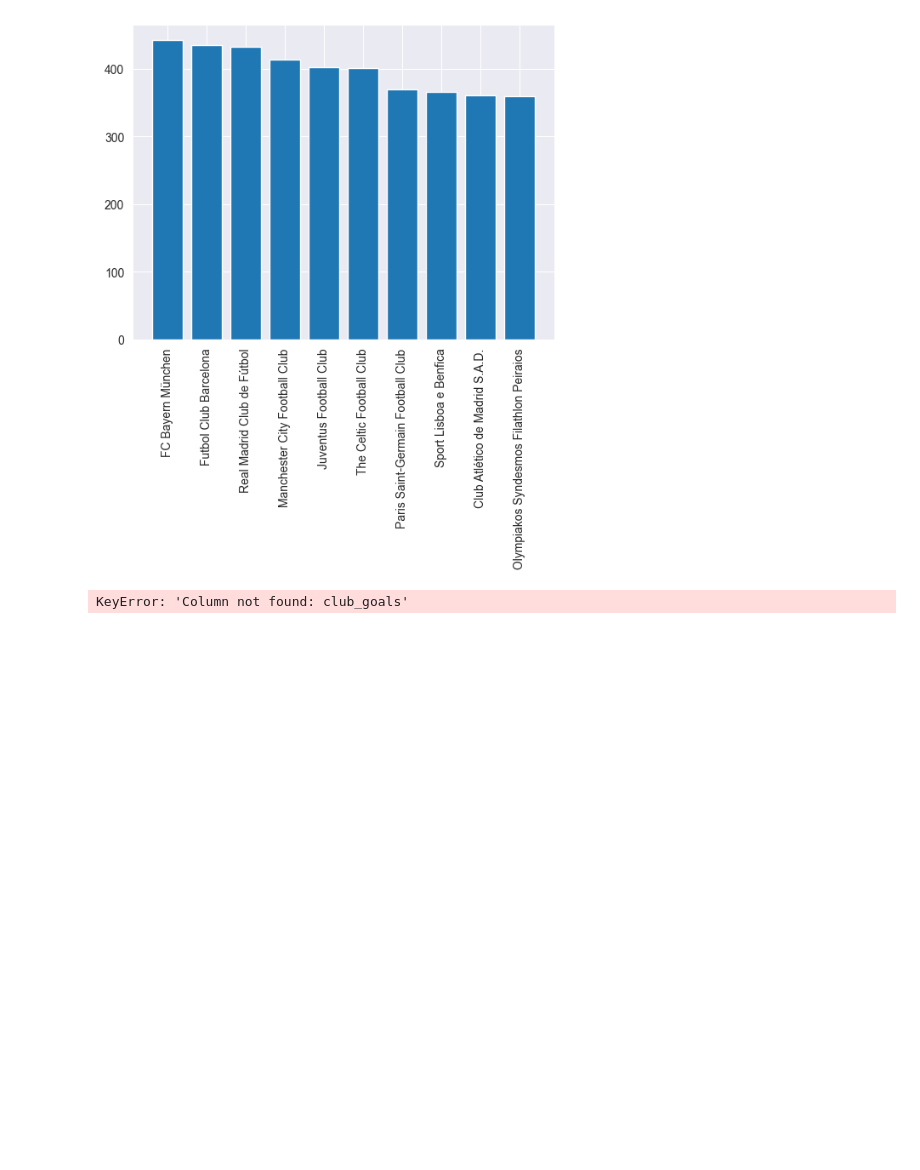
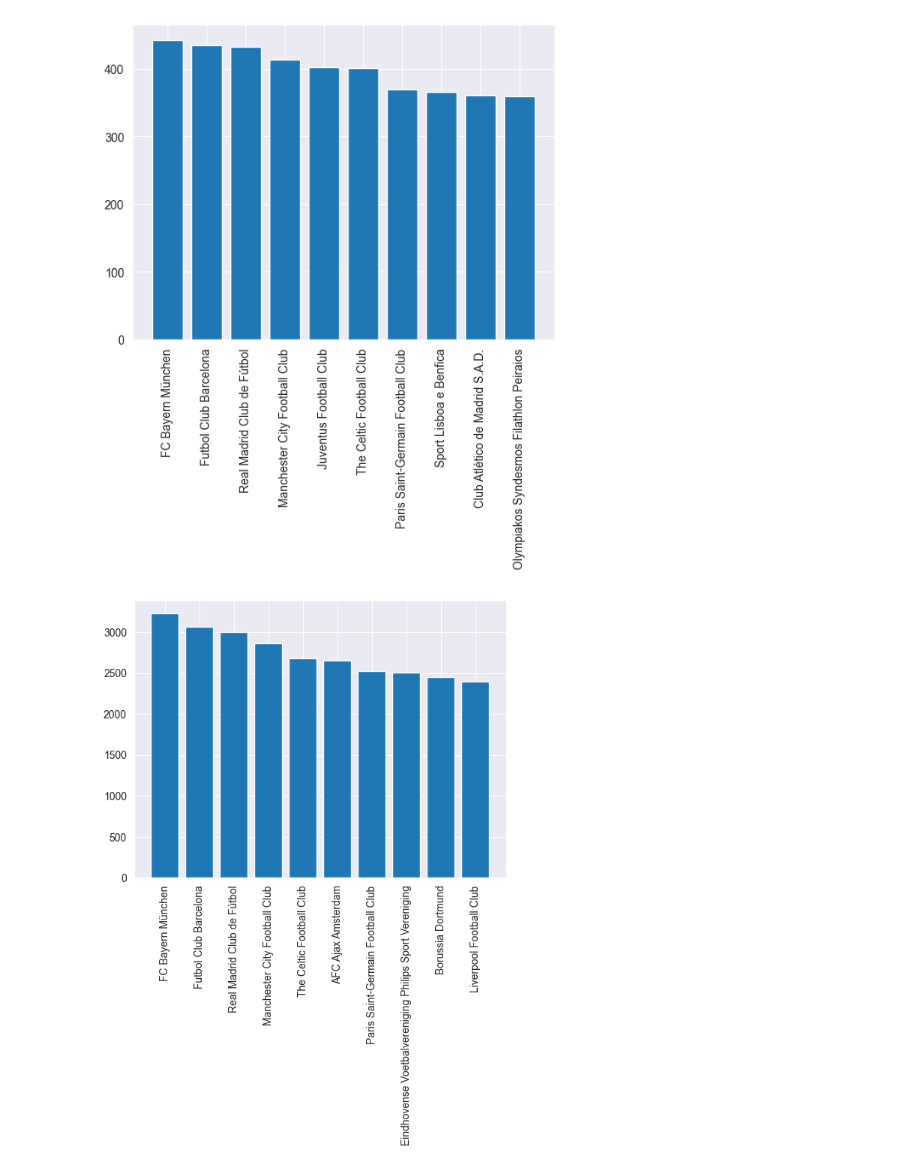
Before and after one commit to RiccardoPili/Football-Data-Analysis, a Jupyter notebook: club_games.ipynb, the cells around one changed output. Drawn from its saved outputs; the diff is of its cells as text; code cells hidden in the pictures; blank space fills up the shorter version.

Commit message:
club games bar plot

```diff
--- a/club_games.ipynb
+++ b/club_games.ipynb
@@ -181,8 +181,16 @@ plt.show
 <function matplotlib.pyplot.show(close=None, block=None)>
 [figure]
 # %%
-club_goals = club_games_df.groupby('club_id')['club_goals'].sum() + club_games_df.groupby('opponent_id')['opponent_goals'].sum()
-# club_goals = club_goals.sort_values(ascending=False).head(10)
-club_goals
+club_goals = pd.DataFrame()
+
+club_goals['goals'] = club_games_df.groupby('club_id')['club_goals'].sum() + club_games_df.groupby('opponent_id')['opponent_goals'].sum()
+
+club_goals = club_goals.sort_values(ascending=False, by='goals').head(10)
+
+top10_goals = pd.merge(club_goals, clubs_df, left_index=True, right_on='club_id')
+
+plt.bar(top10_goals['name'], top10_goals['goals'])
+plt.xticks(rotation=90)
+plt.show()
 # %% [output]
-KeyError: 'Column not found: club_goals'
+[figure, added]
```
